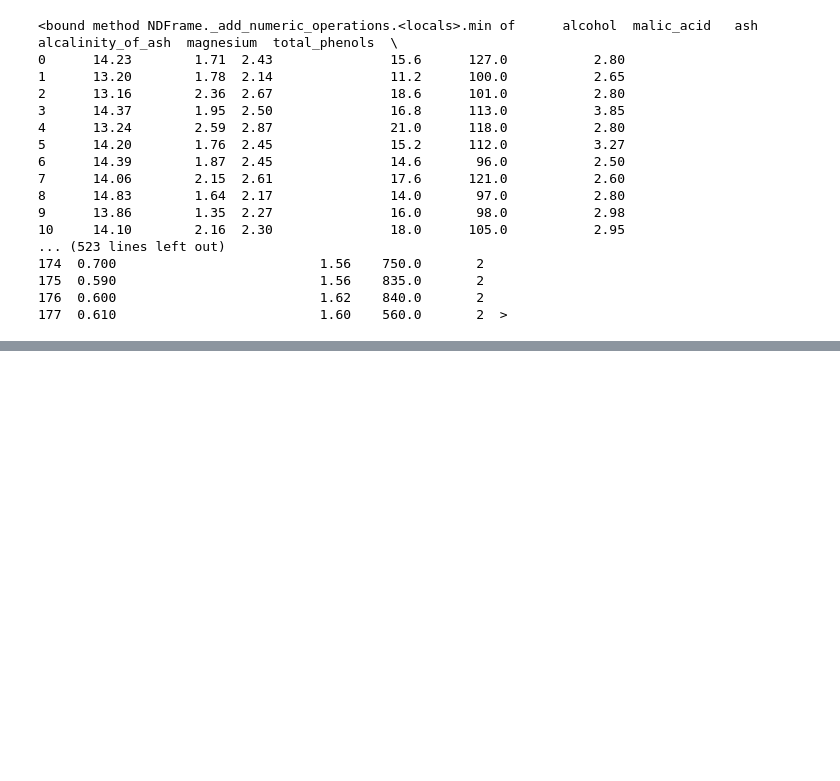
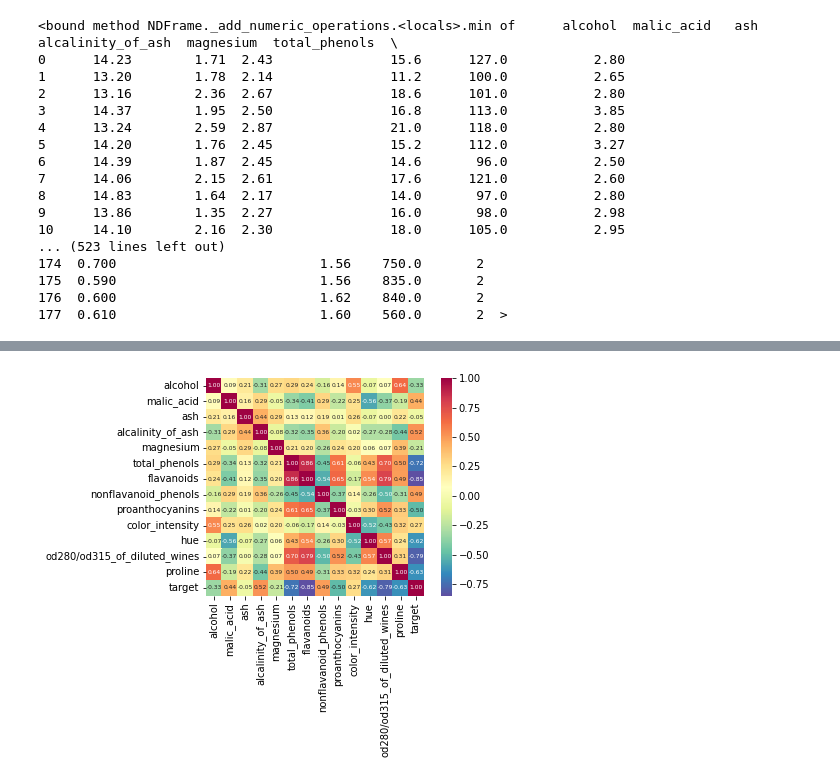
Before and after one commit to G100A008/C, a Jupyter notebook: G100A008_EDA.ipynb, the cells around one changed output, grey strips where cells are left out. Cells and saved outputs as stored; diff of their text form; code cells hidden in the pictures; blank space fills up the shorter version.

```diff
--- a/G100A008_EDA.ipynb
+++ b/G100A008_EDA.ipynb
@@ -332,0 +352,15 @@ df.min
+# %%
+corrmat = df.corr()
+hm = sns.heatmap( corrmat,
+           cbar=True,
+           annot=True,
+           square=True,
+           fmt='.2f',
+           annot_kws={'size':6},
+           yticklabels=df.columns,
+           xticklabels=df.columns,
+           cmap="Spectral_r"
+           )
+plt.show()
+# %% [output]
+[figure, added]
```
Also changed, not shown: parts of 4 cells of this notebook.
